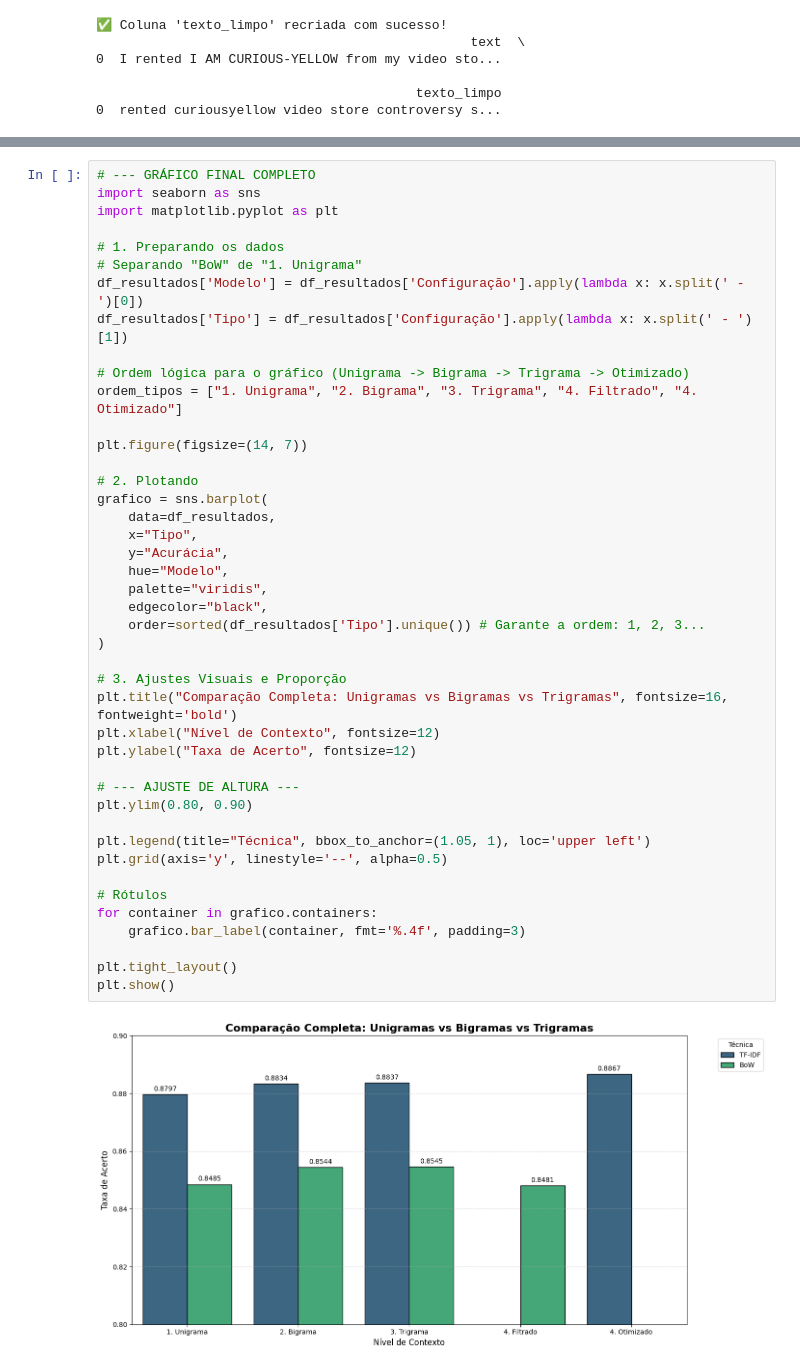
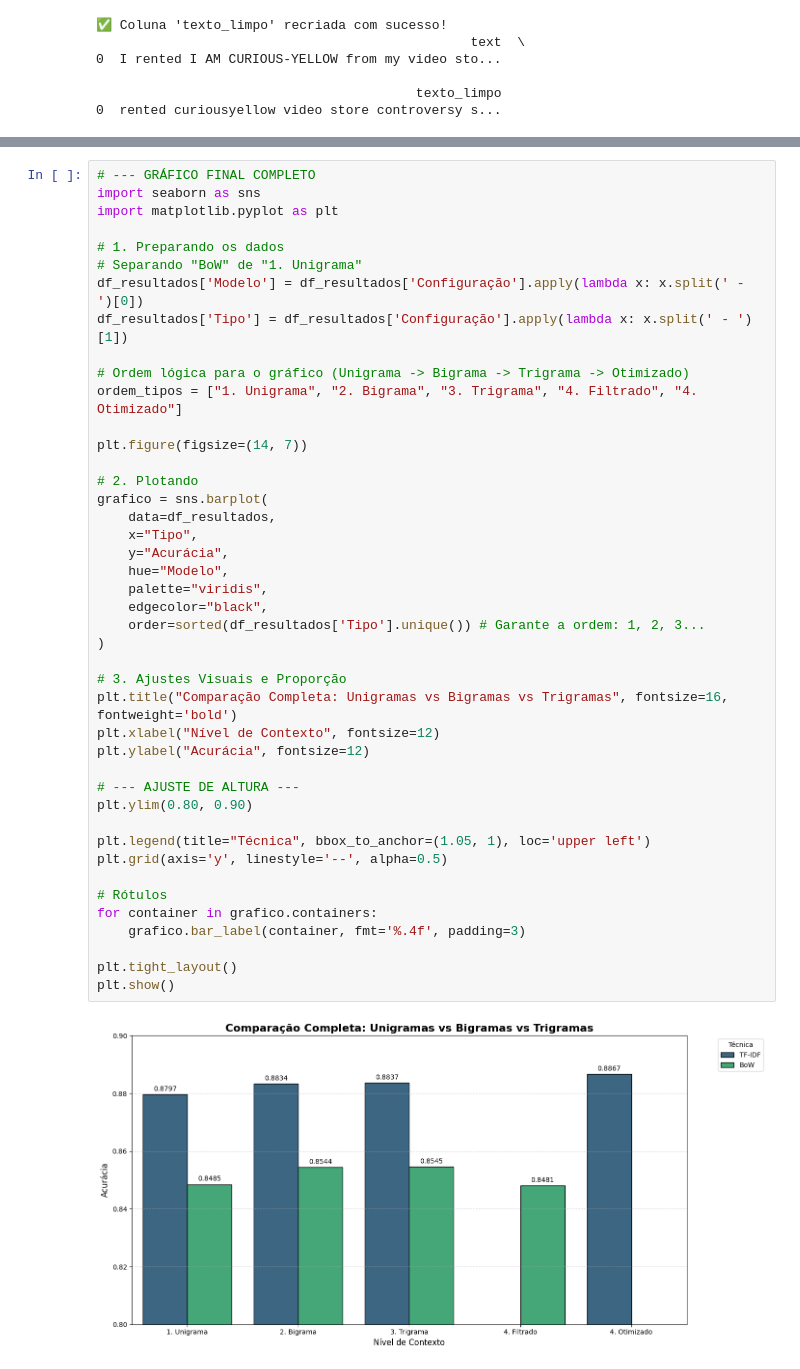
Before and after one commit to Edicleiton-Alves/Ciencia_Dados_UFC, a Jupyter notebook: Atividade_3/notebooks/Trabalho_FInal_NLP.ipynb, the cells around one changed output, grey strips where cells are left out. Drawn from its saved outputs; the diff is of its cells as text.

```diff
--- a/Atividade_3/notebooks/Trabalho_FInal_NLP.ipynb
+++ b/Atividade_3/notebooks/Trabalho_FInal_NLP.ipynb
@@ -673,32 +656,32 @@ ordem_tipos = ["1. Unigrama", "2. Bigrama", "3. Trigrama", "4. Filtrado", "4. Ot
 plt.figure(figsize=(14, 7))
 
 # 2. Plotando
 grafico = sns.barplot(
     data=df_resultados,
     x="Tipo",
     y="Acurácia",
     hue="Modelo",
     palette="viridis",
     edgecolor="black",
     order=sorted(df_resultados['Tipo'].unique()) # Garante a ordem: 1, 2, 3...
 )
 
 # 3. Ajustes Visuais e Proporção
 plt.title("Comparação Completa: Unigramas vs Bigramas vs Trigramas", fontsize=16, fontweight='bold')
 plt.xlabel("Nível de Contexto", fontsize=12)
-plt.ylabel("Taxa de Acerto", fontsize=12)
+plt.ylabel("Acurácia", fontsize=12)
 
 # --- AJUSTE DE ALTURA ---
 plt.ylim(0.80, 0.90)
 
 plt.legend(title="Técnica", bbox_to_anchor=(1.05, 1), loc='upper left')
 plt.grid(axis='y', linestyle='--', alpha=0.5)
 
 # Rótulos
 for container in grafico.containers:
     grafico.bar_label(container, fmt='%.4f', padding=3)
 
 plt.tight_layout()
 plt.show()
 # %% [output]
-[figure, old version]
+[figure, new version]
```
Also changed, not shown: parts of 6 cells of this notebook, 2 other files.
